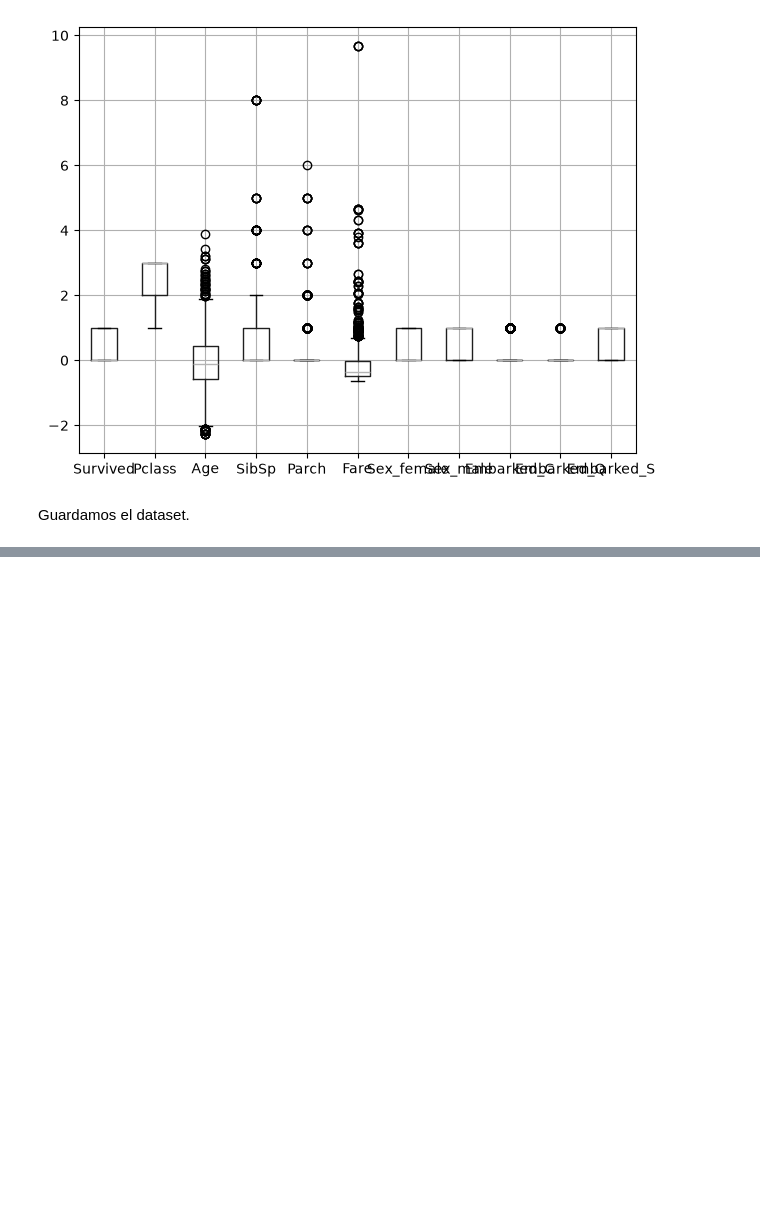
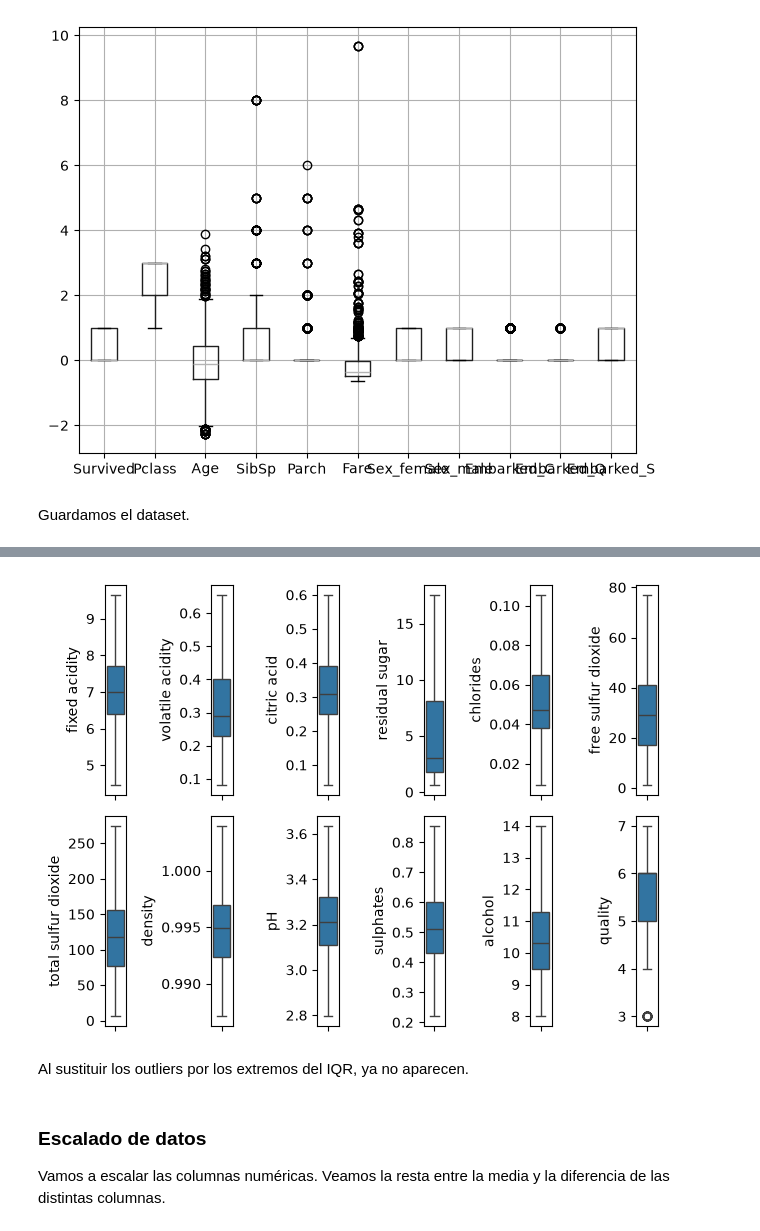
Before and after one commit to samuelmzc/Desarrollo_Soluciones_IA_UNIR, a Jupyter notebook: 1_Introduccion_IA_ML/lab3_training.ipynb, the cells around one changed output, grey strips where cells are left out. Saved outputs shown, nothing was run; the diff lists cells and outputs as text; code cells hidden in the pictures; blank space fills up the shorter version.

```diff
--- a/1_Introduccion_IA_ML/lab3_training.ipynb
+++ b/1_Introduccion_IA_ML/lab3_training.ipynb
@@ -218,0 +309,4 @@ df.to_csv(data_folder + "dataset_cleaned.csv")
+# %%
+IQR = lambda x: x.quantile(0.75) - x.quantile(0.25)
+iqr_inf = lambda x: x.quantile(0.25) - 1.5 * IQR(x) if x.dtype != "int64" else int(x.quantile(0.25) - 1.5 * IQR(x))
+iqr_sup = lambda x: x.quantile(0.75) + 1.5 * IQR(x) if x.dtype != "int64" else int(x.quantile(0.75) + 1.5 * IQR(x))
@@ -218,0 +315,4 @@ df.to_csv(data_folder + "dataset_cleaned.csv")
+# %%
+for column in df.columns[:-1]:
+    df.loc[df[column] >= iqr_sup(df[column]), column] = iqr_sup(df[column])
+    df.loc[df[column] <= iqr_inf(df[column]), column] = iqr_inf(df[column])
@@ -218,0 +335,16 @@ df.to_csv(data_folder + "dataset_cleaned.csv")
+# %%
+fig, ax = plt.subplots(nrows = 2, ncols = 6)
+axes = ax.flatten()
+for i, cat in enumerate(df.columns[:-1]):
+    sns.boxplot(data = df, y = cat, ax = axes[i])
+
+plt.tight_layout()
+plt.show()
+# %% [output]
+[figure, added]
+# %% [markdown]
+Al sustituir los outliers por los extremos del IQR, ya no aparecen.
+# %% [markdown]
+### Escalado de datos
+
+Vamos a escalar las columnas numéricas. Veamos la resta entre la media y la diferencia de las distintas columnas.
```
Also changed, not shown: parts of 25 cells of this notebook, 4 other files.
